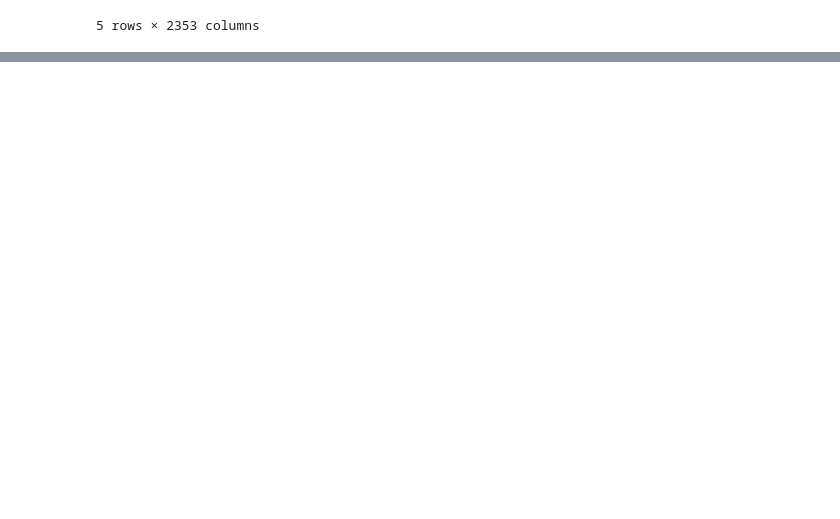
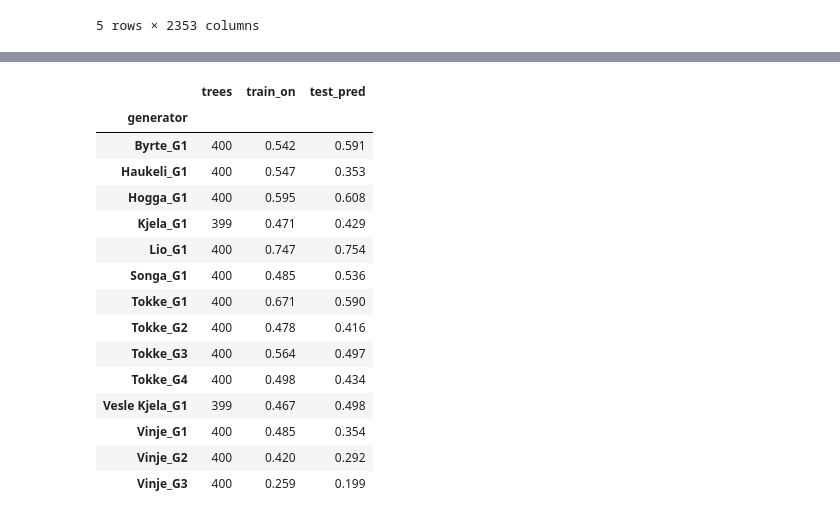
Before and after one commit to jonasbirkeli/TDT4173-course-project, a Jupyter notebook: notebooks/kaggle_submission.ipynb, the cells around one changed output, grey strips where cells are left out. Cells and saved outputs as stored; diff of their text form; code cells hidden in the pictures; blank space fills up the shorter version.

Commit message:
Volpath adoption test, feature importance notebook, second Kaggle output, grading PDF

```diff
--- a/notebooks/kaggle_submission.ipynb
+++ b/notebooks/kaggle_submission.ipynb
@@ -316,0 +382,56 @@ saved ../output.csv
+# %%
+def variant_cols(E, gen):
+    feeders = FEEDERS[gen]
+    cap = sum(CAPACITY[r] for r in feeders)
+    X = E[[f"volfrac_d{d}__{r}" for d in range(1, 8) for r in RESERVOIRS]].copy()
+    for d in range(1, 8):
+        X[f"local_volfrac_d{d}"] = sum(
+            E[f"volfrac_d{d}__{r}"] * CAPACITY[r] for r in feeders) / cap
+    return pd.concat([X, E[["hod_sin", "hod_cos", "dow_sin", "dow_cos"]]], axis=1)
+
+
+test_preds2 = {}
+rows = []
+for gen in GENERATORS:
+    Xtr = pd.concat([generator_features(Xtr_base, gen), variant_cols(EXTRA_TRAIN, gen)], axis=1)
+    Xst = pd.concat([generator_features(Xst_base, gen), variant_cols(EXTRA_STOP, gen)], axis=1)
+    Xte = pd.concat([generator_features(Xte_base, gen), variant_cols(EXTRA_TEST, gen)], axis=1)
+    ytr = labels_for(train_cases, gen)
+    yst = labels_for(stop_cases, gen)
+
+    if np.unique(ytr).size == 1:
+        test_preds2[gen] = np.full(len(test_cases) * HOURS, float(ytr[0]), dtype=np.float32)
+        rows.append({"generator": gen, "trees": 0,
+                     "train_on": ytr.mean(), "test_pred": test_preds2[gen].mean()})
+    else:
+        clf = xgb.XGBClassifier(
+            n_estimators=400, learning_rate=0.05, max_depth=7,
+            subsample=0.8, colsample_bytree=0.8, tree_method="hist",
+            eval_metric="auc", early_stopping_rounds=25, random_state=0,
+        )
+        clf.fit(Xtr, ytr, eval_set=[(Xst, yst)], verbose=False)
+        test_preds2[gen] = clf.predict_proba(Xte)[:, 1].astype(np.float32)
+        rows.append({"generator": gen, "trees": clf.best_iteration + 1,
+                     "train_on": ytr.mean(), "test_pred": test_preds2[gen].mean()})
+        del clf
+    del Xtr, Xst, Xte
+    gc.collect()
+
+pd.DataFrame(rows).set_index("generator").round(3)
+# %% [output]
+|  | trees | train_on | test_pred |
+| generator |  |  |  |
+| Byrte_G1 | 400 | 0.542 | 0.591 |
+| Haukeli_G1 | 400 | 0.547 | 0.353 |
+| Hogga_G1 | 400 | 0.595 | 0.608 |
+| Kjela_G1 | 399 | 0.471 | 0.429 |
+| Lio_G1 | 400 | 0.747 | 0.754 |
+| Songa_G1 | 400 | 0.485 | 0.536 |
+| Tokke_G1 | 400 | 0.671 | 0.590 |
+| Tokke_G2 | 400 | 0.478 | 0.416 |
+| Tokke_G3 | 400 | 0.564 | 0.497 |
+| Tokke_G4 | 400 | 0.498 | 0.434 |
+| Vesle Kjela_G1 | 399 | 0.467 | 0.498 |
+| Vinje_G1 | 400 | 0.485 | 0.354 |
+| Vinje_G2 | 400 | 0.420 | 0.292 |
+| Vinje_G3 | 400 | 0.259 | 0.199 |
```
Also changed, not shown: parts of 5 cells of this notebook, 6 other files.
